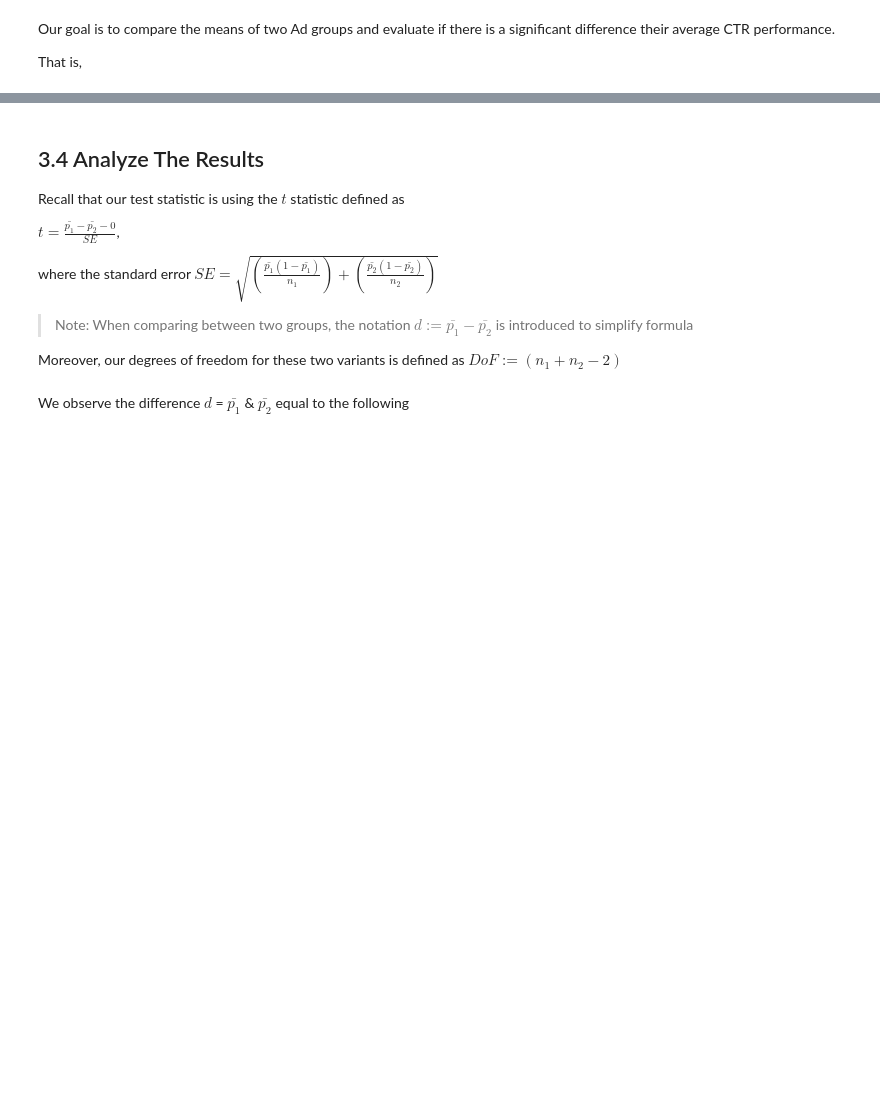
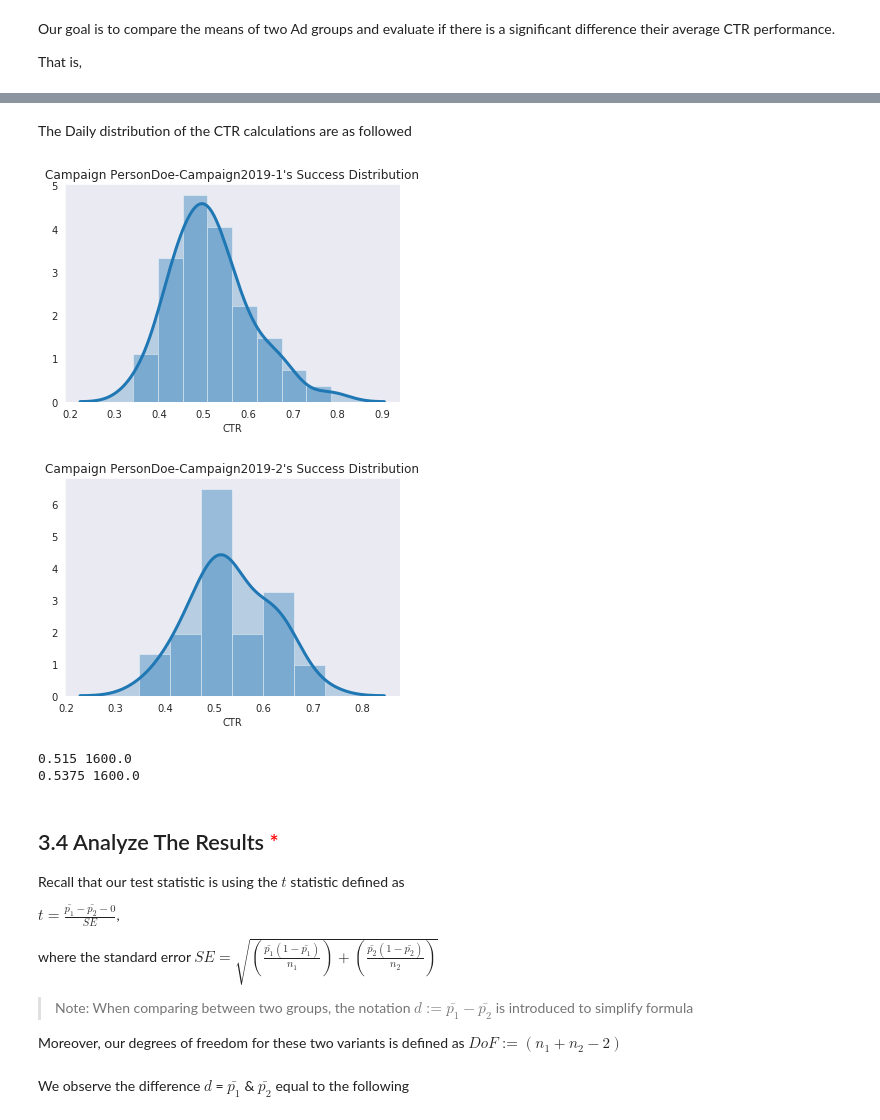
Before and after one commit to CloudChaoszero/Presentations, a Jupyter notebook: PyBayTalks/2019/AB-Testing-Python/Code/ABTesting-Presentation-2019.ipynb, the cells around one changed output, grey strips where cells are left out. Cells and saved outputs as stored; diff of their text form; code cells hidden in the pictures; blank space fills up the shorter version.

```diff
--- a/PyBayTalks/2019/AB-Testing-Python/Code/ABTesting-Presentation-2019.ipynb
+++ b/PyBayTalks/2019/AB-Testing-Python/Code/ABTesting-Presentation-2019.ipynb
@@ -404,0 +349,23 @@ In general, there are 3 types of hypotheses to consider in your tests, seen belo
+# %%
+size = 1600
+# %%
+campaign1_name = 'PersonDoe-Campaign2019-1'
+campaign2_name = 'PersonDoe-Campaign2019-2'
+
+firstCampaign_ds = campaign_dataset_generator(campaignName = campaign1_name, \
+                                           weightArray = [.5, .5], \
+                                           sample_size = size)
+
+secondCampaign_ds = campaign_dataset_generator(campaignName = campaign2_name, \
+                                            weightArray = [.53, .47], \
+                                            sample_size = size)
+combinedCampaigns = [*firstCampaign_ds, *secondCampaign_ds]
+# https://stackoverflow.com/questions/1720421/how-do-i-concatenate-two-lists-in-python
+
+columns = ['Date','Campaign','User_ID','Action']
+
+
+dfs = campaign_df_generator(combinedCampaigns, columns)
+
+campaign1 = dfs[0]
+campaign2 = dfs[1]
@@ -404,0 +403,25 @@ In general, there are 3 types of hypotheses to consider in your tests, seen belo
+# %%
+campaign1['CTR'] = campaign1['Click'] / (campaign1['No Click']+campaign1['Click'])
+
+campaign2['CTR'] = campaign2['Click'] / (campaign2['No Click'] +campaign2['Click'])
+# %% [markdown]
+The Daily distribution of the CTR calculations are as followed
+# %%
+def distribution_plot(series, series2=None, name_of_campaign = ''):
+
+    sns.distplot( series['CTR'], hist=True, kde=True, \
+        kde_kws = {'shade': True, 'linewidth': 3})
+
+    plt.title(f'Campaign {name_of_campaign}\'s Success Distribution')
+
+    plt.xlabel(series['CTR'].name)
+    plt.show()
+# %%
+# First Distribution
+distribution_plot(series = campaign1, name_of_campaign= campaign1_name)
+
+# Second Distribution
+distribution_plot(series = campaign2, name_of_campaign= campaign2_name)
+# %% [output]
+[figure, added]
+[figure, added]
@@ -405,5 +435,11 @@ In general, there are 3 types of hypotheses to consider in your tests, seen belo
+# %%
+print(p1,n1)
+print(p2,n2)
+# %% [output]
+0.515 1600.0
+0.5375 1600.0
 # %% [markdown]
-## 3.4 Analyze The Results
+## 3.4 Analyze The Results <span style='color:red'>*</span>
 
 Recall that our test statistic is using the $t$ statistic defined as
 
```
Also changed, not shown: parts of 81 cells of this notebook, 3 other files.
